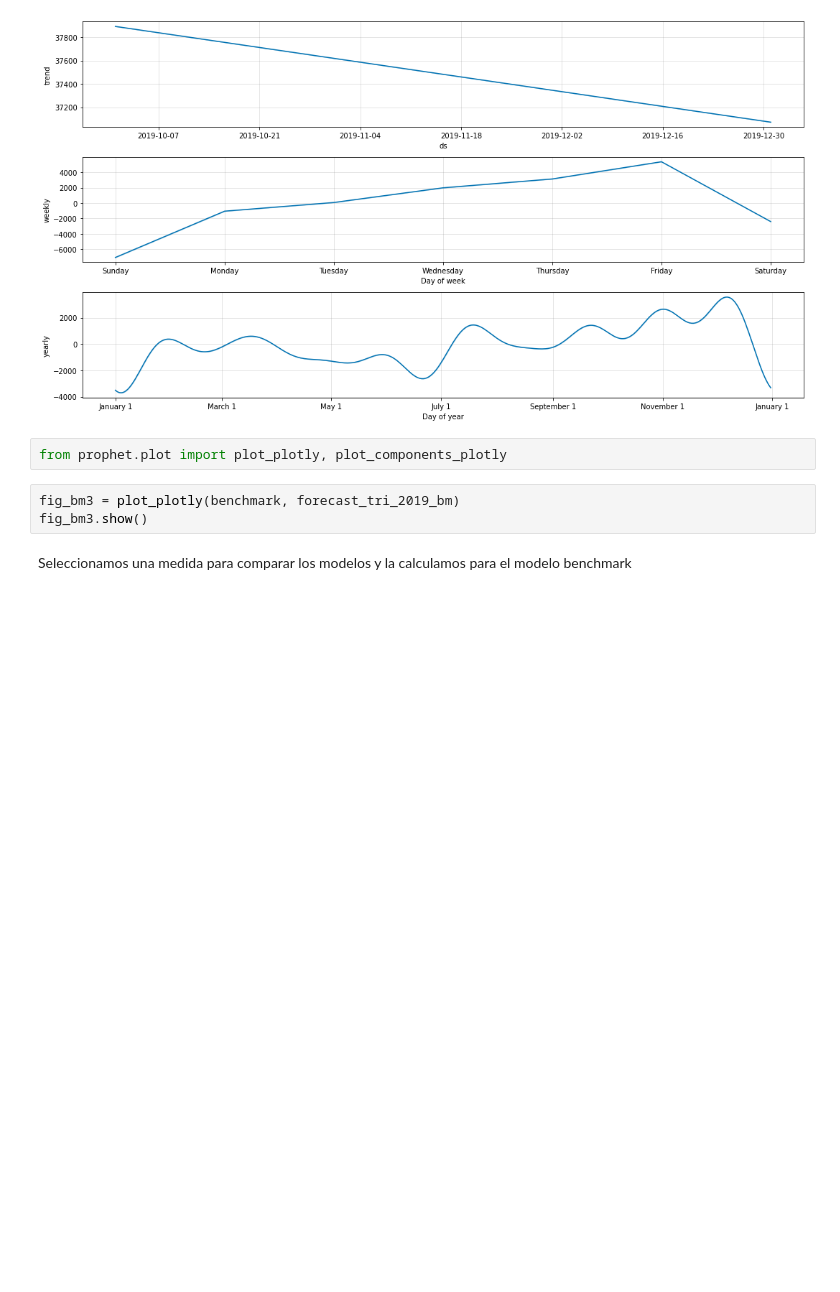
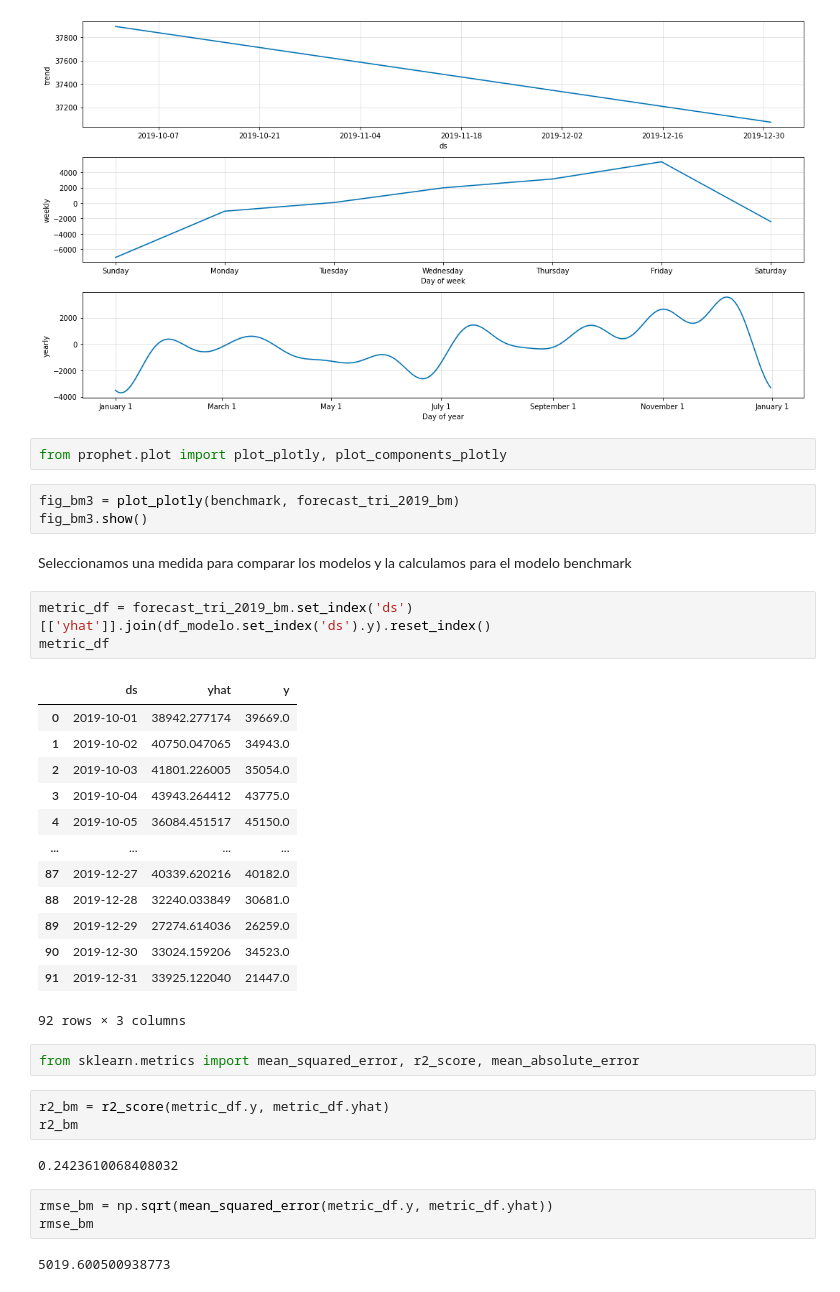
Before and after one commit to NachoRam123/Proyecto-3, a Jupyter notebook: DS_Proyecto_03_ST_RamellaIgnacio.ipynb, the cells around one changed output. Cells and saved outputs as stored; diff of their text form; blank space fills up the shorter version.

Commit message:
Crea funcion de tabla de metricas y calcula metricas para BM

```diff
--- a/DS_Proyecto_03_ST_RamellaIgnacio.ipynb
+++ b/DS_Proyecto_03_ST_RamellaIgnacio.ipynb
@@ -738,3 +736,32 @@ fig_bm3 = plot_plotly(benchmark, forecast_tri_2019_bm)
 fig_bm3.show()
 # %% [markdown]
 Seleccionamos una medida para comparar los modelos y la calculamos para el modelo benchmark
+# %%
+metric_df = forecast_tri_2019_bm.set_index('ds')[['yhat']].join(df_modelo.set_index('ds').y).reset_index()
+metric_df
+# %% [output]
+|  | ds | yhat | y |
+| 0 | 2019-10-01 | 38942.277174 | 39669.0 |
+| 1 | 2019-10-02 | 40750.047065 | 34943.0 |
+| 2 | 2019-10-03 | 41801.226005 | 35054.0 |
+| 3 | 2019-10-04 | 43943.264412 | 43775.0 |
+| 4 | 2019-10-05 | 36084.451517 | 45150.0 |
+| ... | ... | ... | ... |
+| 87 | 2019-12-27 | 40339.620216 | 40182.0 |
+| 88 | 2019-12-28 | 32240.033849 | 30681.0 |
+| 89 | 2019-12-29 | 27274.614036 | 26259.0 |
+| 90 | 2019-12-30 | 33024.159206 | 34523.0 |
+| 91 | 2019-12-31 | 33925.122040 | 21447.0 |
+92 rows × 3 columns
+# %%
+from sklearn.metrics import mean_squared_error, r2_score, mean_absolute_error
+# %%
+r2_bm = r2_score(metric_df.y, metric_df.yhat)
+r2_bm
+# %% [output]
+0.2423610068408032
+# %%
+rmse_bm = np.sqrt(mean_squared_error(metric_df.y, metric_df.yhat))
+rmse_bm
+# %% [output]
+5019.600500938773
```
Also changed, not shown: parts of 4 cells of this notebook.
